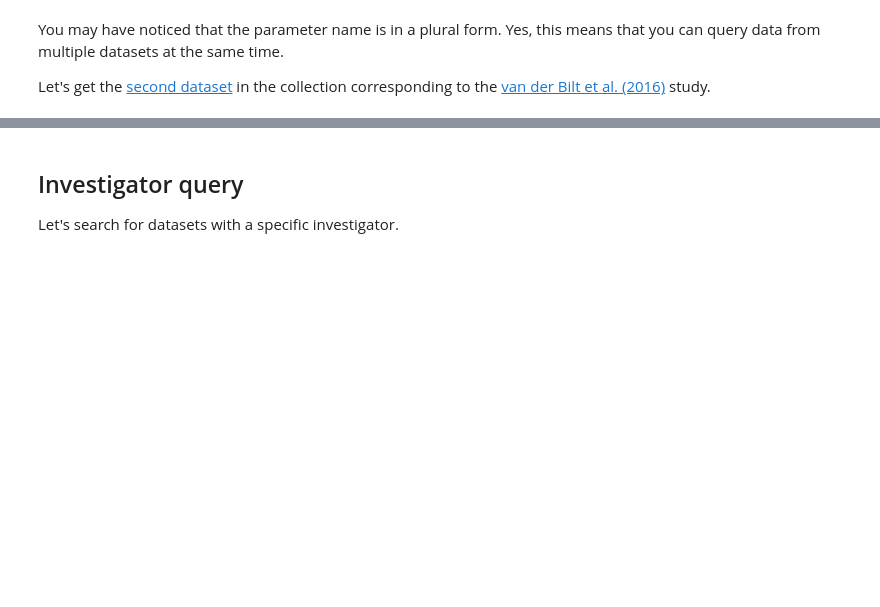
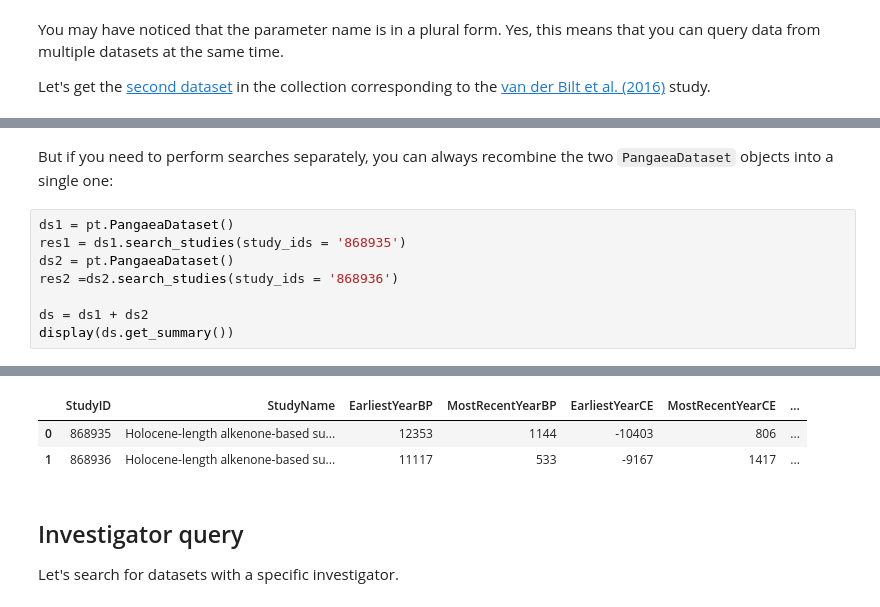
Before and after one commit to LinkedEarth/pyleotupsTutorials, a Jupyter notebook: notebooks/02_d_PANGAEASearch.ipynb, the cells around one changed output, grey strips where cells are left out. Drawn from its saved outputs; the diff is of its cells as text; blank space fills up the shorter version.

```diff
--- a/notebooks/02_d_PANGAEASearch.ipynb
+++ b/notebooks/02_d_PANGAEASearch.ipynb
@@ -97,0 +98,11 @@ display(res)
+# %% [markdown]
+But if you need to perform searches separately, you can always recombine the two `PangaeaDataset` objects into a single one:
+# %%
+ds1 = pt.PangaeaDataset()
+res1 = ds1.search_studies(study_ids = '868935')
+ds2 = pt.PangaeaDataset()
+res2 =ds2.search_studies(study_ids = '868936')
+
+ds = ds1 + ds2
+display(ds.get_summary())
+# %% [output]
@@ -98,3 +113,6 @@ display(res)
+|  | StudyID | StudyName | EarliestYearBP | MostRecentYearBP | EarliestYearCE | MostRecentYearCE | ... |
+| 0 | 868935 | Holocene-length alkenone-based su... | 12353 | 1144 | -10403 | 806 | ... |
+| 1 | 868936 | Holocene-length alkenone-based su... | 11117 | 533 | -9167 | 1417 | ... |
 # %% [markdown]
 ## Investigator query
 
```
Also changed, not shown: parts of 14 cells of this notebook, 1 other file.
